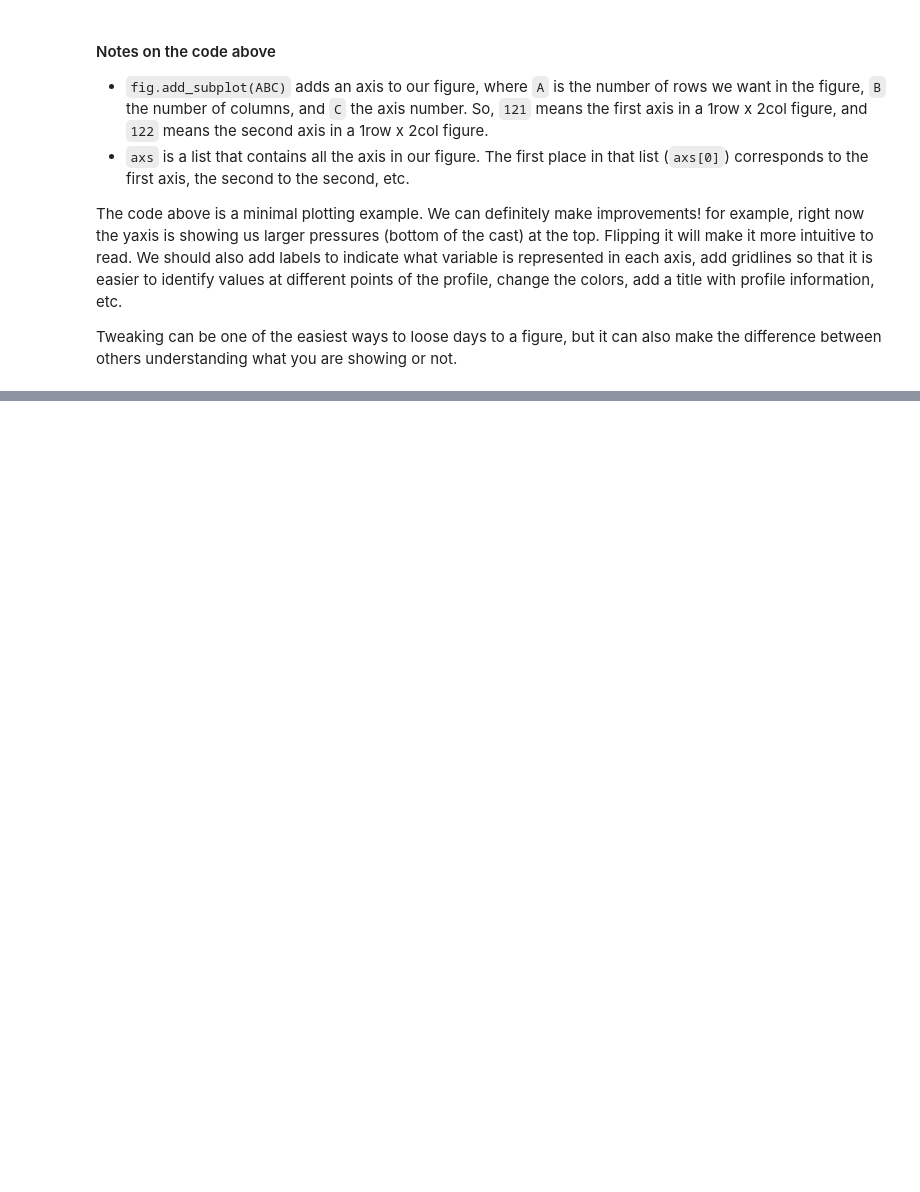
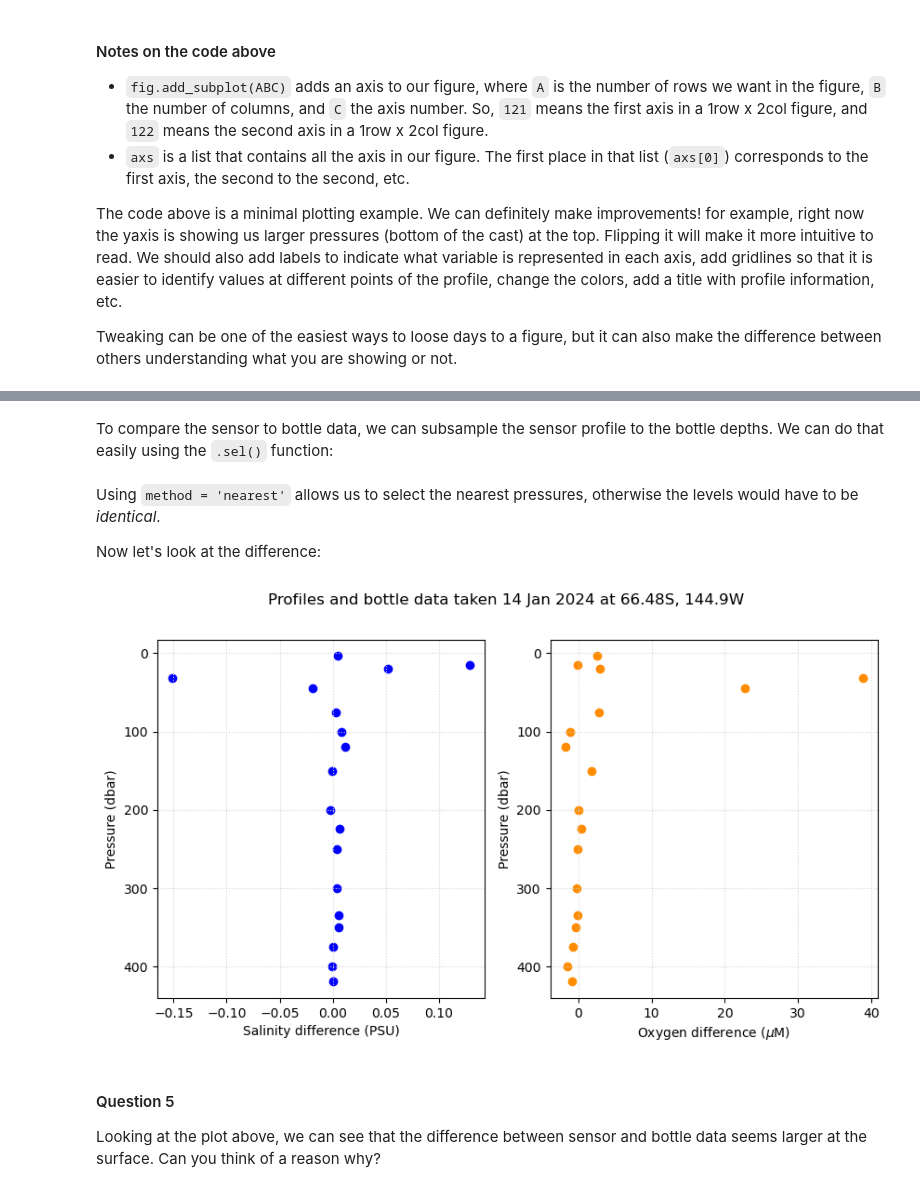
Before and after one commit to julia-neme/KSA_Observations_Modelling, a Jupyter notebook: Class1/Introduction_to_CTDs.ipynb, the cells around one changed output, grey strips where cells are left out. Cells and saved outputs as stored; diff of their text form; code cells hidden in the pictures; blank space fills up the shorter version.

```diff
--- a/Class1/Introduction_to_CTDs.ipynb
+++ b/Class1/Introduction_to_CTDs.ipynb
@@ -160,0 +325,42 @@ fig.suptitle('Temperature/salinity profiles taken 14 Jan 2024 at 66.9S, 144.9W')
+# %% [markdown]
+To compare the sensor to bottle data, we can subsample the sensor profile to the bottle depths. We can do that easily using the `.sel()` function:
+# %%
+salinity_sensor = salinity.sel(pressure = salinity_bottle['pressure'], method = 'nearest')
+oxygen_sensor = oxygen.sel(pressure = oxygen_bottle['pressure'], method = 'nearest')
+# %% [markdown]
+Using `method = 'nearest'` allows us to select the nearest pressures, otherwise the levels would have to be *identical*.
+
+Now let's look at the difference:
+# %%
+salinity_difference = salinity_sensor.values - salinity_bottle
+oxygen_difference = oxygen_sensor.values - oxygen_bottle
+# %%
+# Create a figure instance
+fig = plt.figure(figsize = (10,5))
+# Add two axes to the figure
+axs = [fig.add_subplot(121), fig.add_subplot(122)]
+
+# Plot salinity difference (in blue)
+axs[0].scatter(salinity_difference, salinity_difference['pressure'],
+               color = 'blue');
+# Plot sensor oxygen (in orange)
+axs[1].scatter(oxygen_difference, oxygen_difference['pressure'],
+               color = 'darkorange');
+
+# Let's iterate through the axis instead of tweaking them 1 by 1.
+for ax in axs:
+    ax.grid(linestyle = ':', color = 'lightgrey')
+    ax.invert_yaxis()
+    ax.set_ylabel('Pressure (dbar)')
+
+# The xlabels still need to be set individually
+axs[0].set_xlabel('Salinity difference (PSU)')
+axs[1].set_xlabel('Oxygen difference ($\mu$M)')
+# Add a title
+fig.suptitle('Profiles and bottle data taken 14 Jan 2024 at 66.48S, 144.9W');
+# %% [output]
+[figure, added]
+# %% [markdown]
+#### Question 5
+
+Looking at the plot above, we can see that the difference between sensor and bottle data seems larger at the surface. Can you think of a reason why?
```
Also changed, not shown: parts of 35 cells of this notebook, 2 other files.
